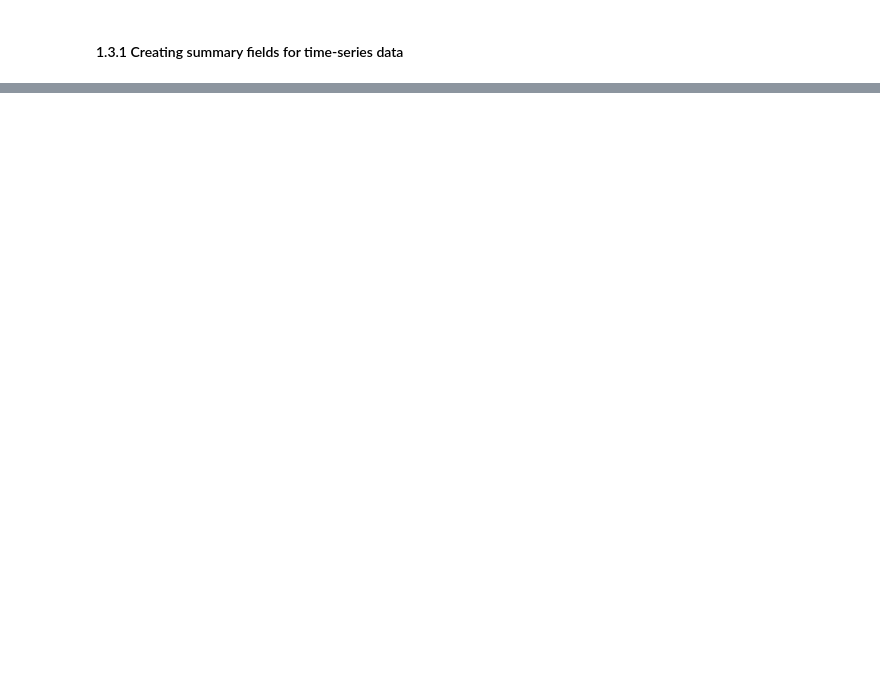
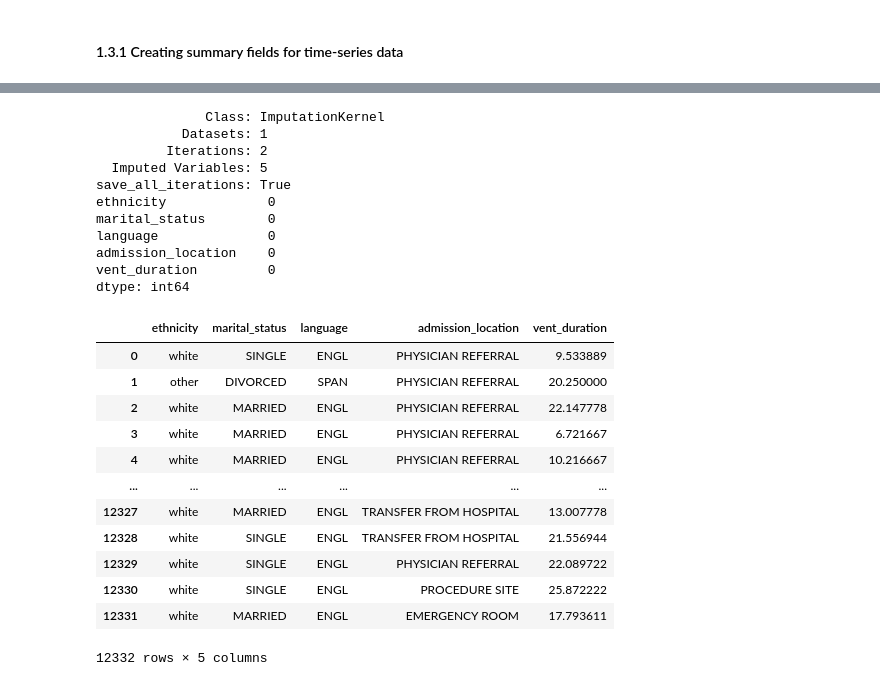
Before and after one commit to marcelchee/trident3, a Jupyter notebook: data_cleaning.ipynb, the cells around one changed output, grey strips where cells are left out. Drawn from its saved outputs; the diff is of its cells as text; code cells hidden in the pictures; blank space fills up the shorter version.

```diff
--- a/data_cleaning.ipynb
+++ b/data_cleaning.ipynb
@@ -601,0 +604,43 @@ dtoutput Fine
+# %%
+kds = mf.ImputationKernel(
+  dfForImpute,
+  datasets=1,
+  save_all_iterations=True,
+  random_state=1991
+)
+
+# Run the MICE algorithm for 3 iterations
+kds.mice(2)
+
+print(kds)
+
+dfImputed = kds.complete_data(dataset=0, inplace=False)
+print(dfImputed.isnull().sum(0))
+
+# after imputation
+dfImputed
+# %% [output]
+              Class: ImputationKernel
+           Datasets: 1
+         Iterations: 2
+  Imputed Variables: 5
+save_all_iterations: True
+ethnicity             0
+marital_status        0
+language              0
+admission_location    0
+vent_duration         0
+dtype: int64
+|  | ethnicity | marital_status | language | admission_location | vent_duration |
+| 0 | white | SINGLE | ENGL | PHYSICIAN REFERRAL | 9.533889 |
+| 1 | other | DIVORCED | SPAN | PHYSICIAN REFERRAL | 20.250000 |
+| 2 | white | MARRIED | ENGL | PHYSICIAN REFERRAL | 22.147778 |
+| 3 | white | MARRIED | ENGL | PHYSICIAN REFERRAL | 6.721667 |
+| 4 | white | MARRIED | ENGL | PHYSICIAN REFERRAL | 10.216667 |
+| ... | ... | ... | ... | ... | ... |
+| 12327 | white | MARRIED | ENGL | TRANSFER FROM HOSPITAL | 13.007778 |
+| 12328 | white | SINGLE | ENGL | TRANSFER FROM HOSPITAL | 21.556944 |
+| 12329 | white | SINGLE | ENGL | PHYSICIAN REFERRAL | 22.089722 |
+| 12330 | white | SINGLE | ENGL | PROCEDURE SITE | 25.872222 |
+| 12331 | white | MARRIED | ENGL | EMERGENCY ROOM | 17.793611 |
+12332 rows × 5 columns
```
Also changed, not shown: parts of 5 cells of this notebook.
